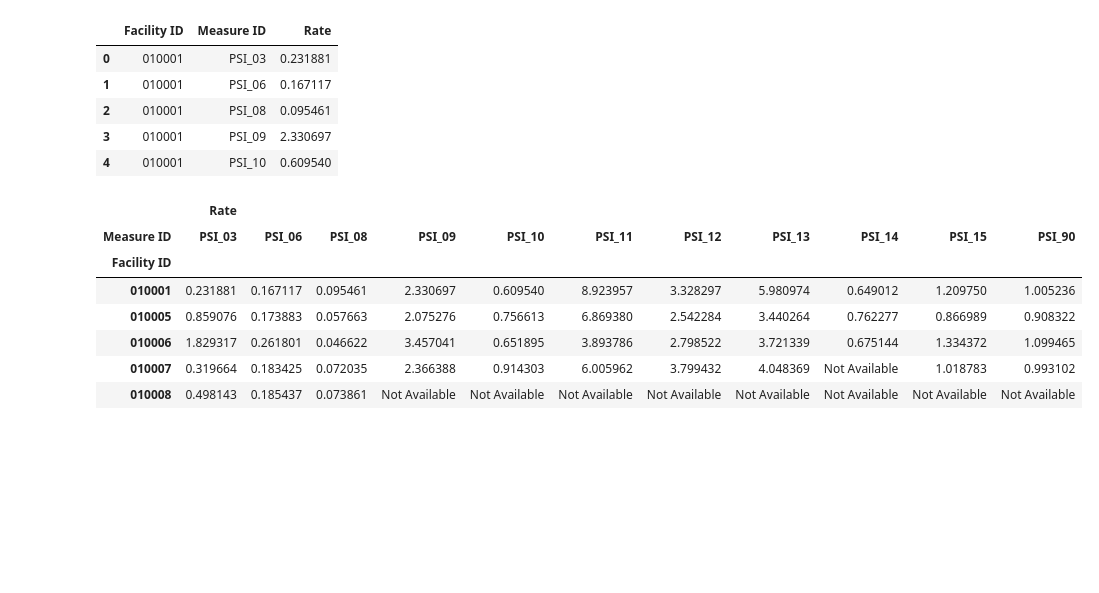
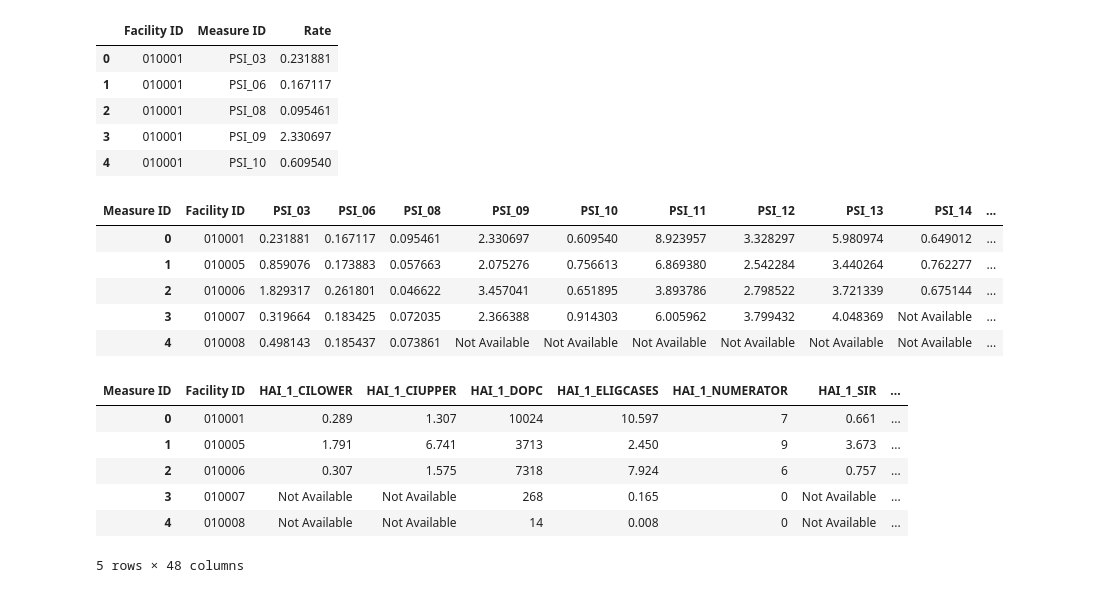
Before and after one commit to tennisvs/Springboard, a Jupyter notebook: Capstone/Capstone_Part_5_EDA.ipynb, the cells around one changed output. Drawn from its saved outputs; the diff is of its cells as text; code cells hidden in the pictures; blank space fills up the shorter version.

```diff
--- a/Capstone/Capstone_Part_5_EDA.ipynb
+++ b/Capstone/Capstone_Part_5_EDA.ipynb
@@ -262,14 +270,23 @@ safety.head()
 | 3 | 010001 | PSI_09 | 2.330697 |
 | 4 | 010001 | PSI_10 | 0.609540 |
 # %%
-saf_piv = safety.pivot(index='Facility ID',columns='Measure ID')
+saf_piv = safety.pivot(index='Facility ID',columns='Measure ID',values='Rate').reset_index()
 saf_piv.head()
 # %% [output]
-|  | Rate |  |  |  |  |  |  |  |  |  |  |
-| Measure ID | PSI_03 | PSI_06 | PSI_08 | PSI_09 | PSI_10 | PSI_11 | PSI_12 | PSI_13 | PSI_14 | PSI_15 | PSI_90 |
-| Facility ID |  |  |  |  |  |  |  |  |  |  |  |
-| 010001 | 0.231881 | 0.167117 | 0.095461 | 2.330697 | 0.609540 | 8.923957 | 3.328297 | 5.980974 | 0.649012 | 1.209750 | 1.005236 |
-| 010005 | 0.859076 | 0.173883 | 0.057663 | 2.075276 | 0.756613 | 6.869380 | 2.542284 | 3.440264 | 0.762277 | 0.866989 | 0.908322 |
-| 010006 | 1.829317 | 0.261801 | 0.046622 | 3.457041 | 0.651895 | 3.893786 | 2.798522 | 3.721339 | 0.675144 | 1.334372 | 1.099465 |
-| 010007 | 0.319664 | 0.183425 | 0.072035 | 2.366388 | 0.914303 | 6.005962 | 3.799432 | 4.048369 | Not Available | 1.018783 | 0.993102 |
-| 010008 | 0.498143 | 0.185437 | 0.073861 | Not Available | Not Available | Not Available | Not Available | Not Available | Not Available | Not Available | Not Available |
+| Measure ID | Facility ID | PSI_03 | PSI_06 | PSI_08 | PSI_09 | PSI_10 | PSI_11 | PSI_12 | PSI_13 | PSI_14 | ... |
+| 0 | 010001 | 0.231881 | 0.167117 | 0.095461 | 2.330697 | 0.609540 | 8.923957 | 3.328297 | 5.980974 | 0.649012 | ... |
+| 1 | 010005 | 0.859076 | 0.173883 | 0.057663 | 2.075276 | 0.756613 | 6.869380 | 2.542284 | 3.440264 | 0.762277 | ... |
+| 2 | 010006 | 1.829317 | 0.261801 | 0.046622 | 3.457041 | 0.651895 | 3.893786 | 2.798522 | 3.721339 | 0.675144 | ... |
+| 3 | 010007 | 0.319664 | 0.183425 | 0.072035 | 2.366388 | 0.914303 | 6.005962 | 3.799432 | 4.048369 | Not Available | ... |
+| 4 | 010008 | 0.498143 | 0.185437 | 0.073861 | Not Available | Not Available | Not Available | Not Available | Not Available | Not Available | ... |
+# %%
+measure = inf_piv.merge(saf_piv, how='inner', on='Facility ID')
+measure.head()
+# %% [output]
+| Measure ID | Facility ID | HAI_1_CILOWER | HAI_1_CIUPPER | HAI_1_DOPC | HAI_1_ELIGCASES | HAI_1_NUMERATOR | HAI_1_SIR | ... |
+| 0 | 010001 | 0.289 | 1.307 | 10024 | 10.597 | 7 | 0.661 | ... |
+| 1 | 010005 | 1.791 | 6.741 | 3713 | 2.450 | 9 | 3.673 | ... |
+| 2 | 010006 | 0.307 | 1.575 | 7318 | 7.924 | 6 | 0.757 | ... |
+| 3 | 010007 | Not Available | Not Available | 268 | 0.165 | 0 | Not Available | ... |
+| 4 | 010008 | Not Available | Not Available | 14 | 0.008 | 0 | Not Available | ... |
+5 rows × 48 columns
```
Also changed, not shown: parts of 25 cells of this notebook, 1 other file.
